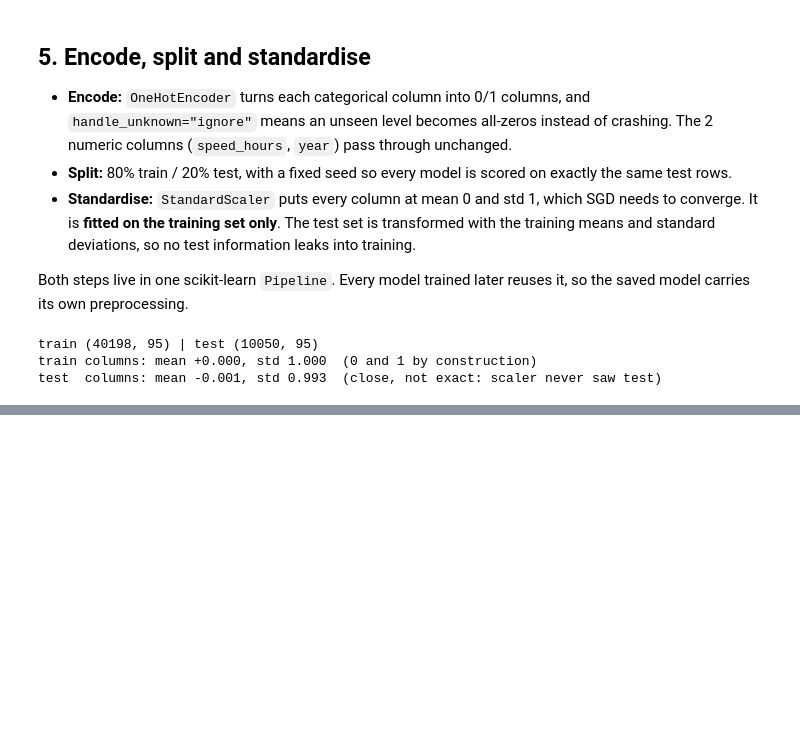
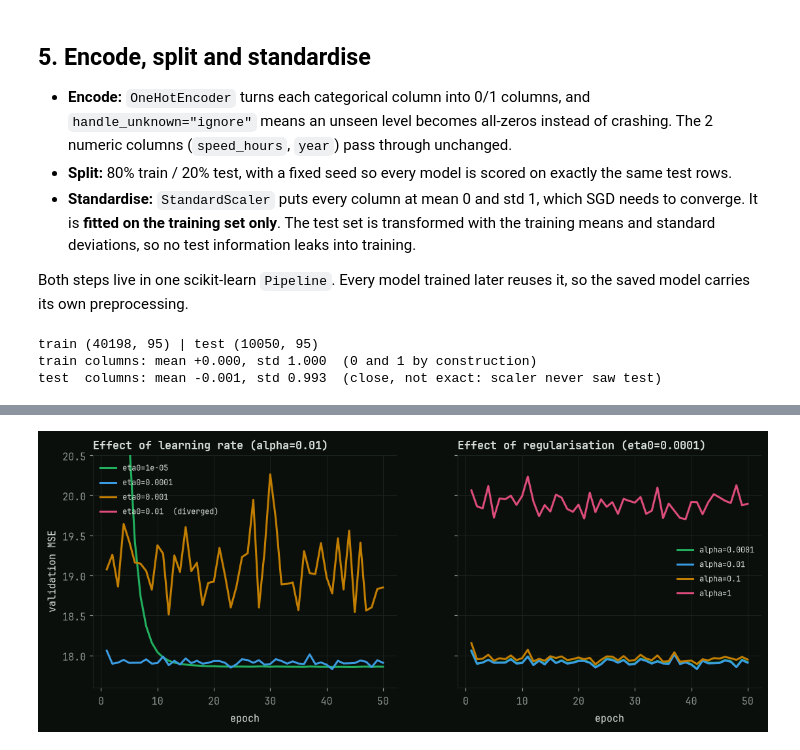
Before and after one commit to Jobealieu/linear_regression_model, a Jupyter notebook: summative/linear_regression/multivariate.ipynb, the cells around one changed output, grey strips where cells are left out. Drawn from its saved outputs; the diff is of its cells as text; code cells hidden in the pictures; blank space fills up the shorter version.

```diff
--- a/summative/linear_regression/multivariate.ipynb
+++ b/summative/linear_regression/multivariate.ipynb
@@ -357,0 +371,25 @@ test  columns: mean -0.001, std 0.993  (close, not exact: scaler never saw test)
+# %%
+import copy
+import time
+
+import joblib
+from sklearn.base import clone
+from sklearn.ensemble import RandomForestRegressor
+from sklearn.linear_model import LinearRegression, SGDRegressor
+from sklearn.metrics import mean_squared_error, r2_score
+from sklearn.tree import DecisionTreeRegressor
+
+X_fit, X_val, y_fit, y_val = train_test_split(X_train, y_train, test_size=0.2, random_state=SEED)
+tuning_prep = clone(preprocess).fit(X_fit)            # fitted on the fit-part only, like the real scaler
+X_fit_ready, X_val_ready = tuning_prep.transform(X_fit), tuning_prep.transform(X_val)
+
+
+def with_preprocessing(estimator):
+    return Pipeline([("prep", clone(preprocess)), ("model", estimator)])
+
+
+def validation_mse(estimator):
+    return mean_squared_error(y_val, with_preprocessing(estimator).fit(X_fit, y_fit).predict(X_val))
+
+
+print(f"fit {X_fit_ready.shape} | validation {X_val_ready.shape} | test {X_test_ready.shape} (untouched)")
@@ -357,0 +452,17 @@ test  columns: mean -0.001, std 0.993  (close, not exact: scaler never saw test)
+# %%
+SERIES = [GREEN, BLUE, AMBER, ROSE]  # fixed categorical order
+fig, axes = plt.subplots(1, 2, figsize=(12, 4.2), sharey=True)
+panels = [("learning rate", [(f"eta0={e:g}", sgd_runs[(e, BEST_ALPHA)]) for e in LEARNING_RATES], f"alpha={BEST_ALPHA:g}"),
+          ("regularisation", [(f"alpha={a:g}", sgd_runs[(BEST_ETA0, a)]) for a in ALPHAS], f"eta0={BEST_ETA0:g}")]
+for ax, (name, runs, fixed) in zip(axes, panels):
+    for color, (label, history) in zip(SERIES, runs):
+        finite = history[np.isfinite(history[:, 1]), 1]
+        if len(finite) < len(history) or len(finite) == 0:
+            label += "  (diverged)"
+        ax.plot(range(1, len(finite) + 1), finite, color=color, linewidth=2, label=label)
+    ax.set(title=f"Effect of {name} ({fixed})", xlabel="epoch", ylim=(17.6, 20.5))
+    ax.legend(frameon=False, fontsize=8, labelcolor=INK)
+axes[0].set_ylabel("validation MSE")
+plt.show()
+# %% [output]
+[figure, added]
```
Also changed, not shown: parts of 26 cells of this notebook.
